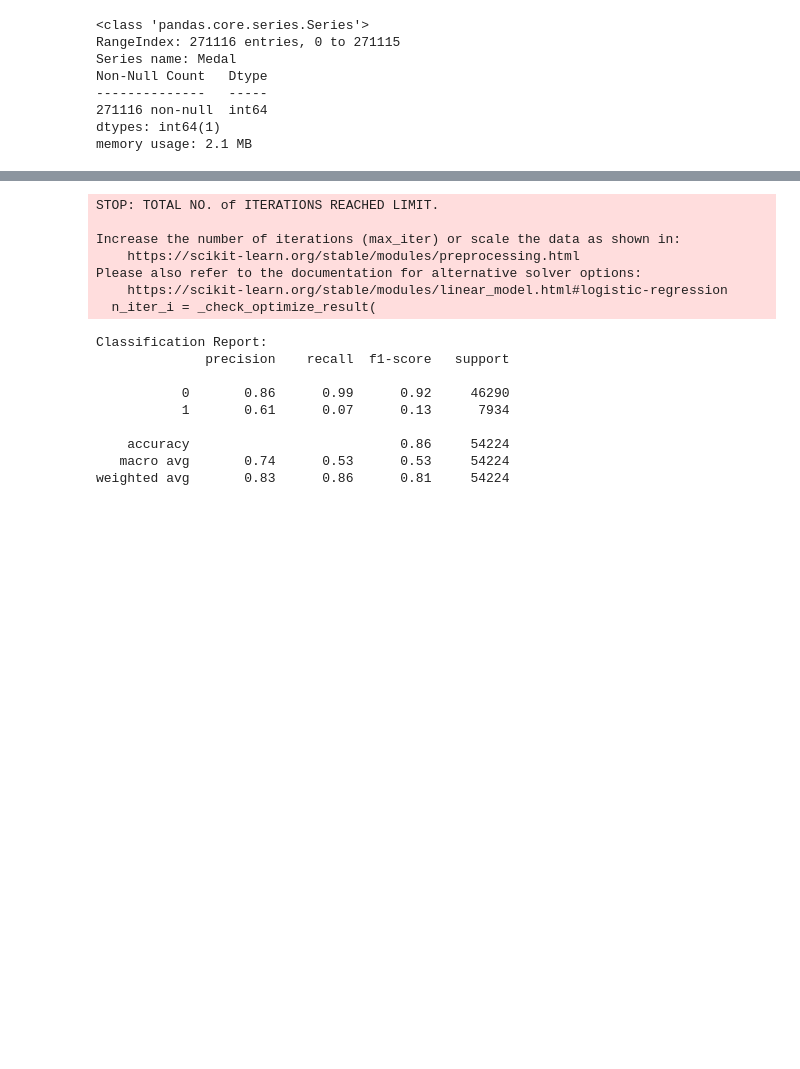
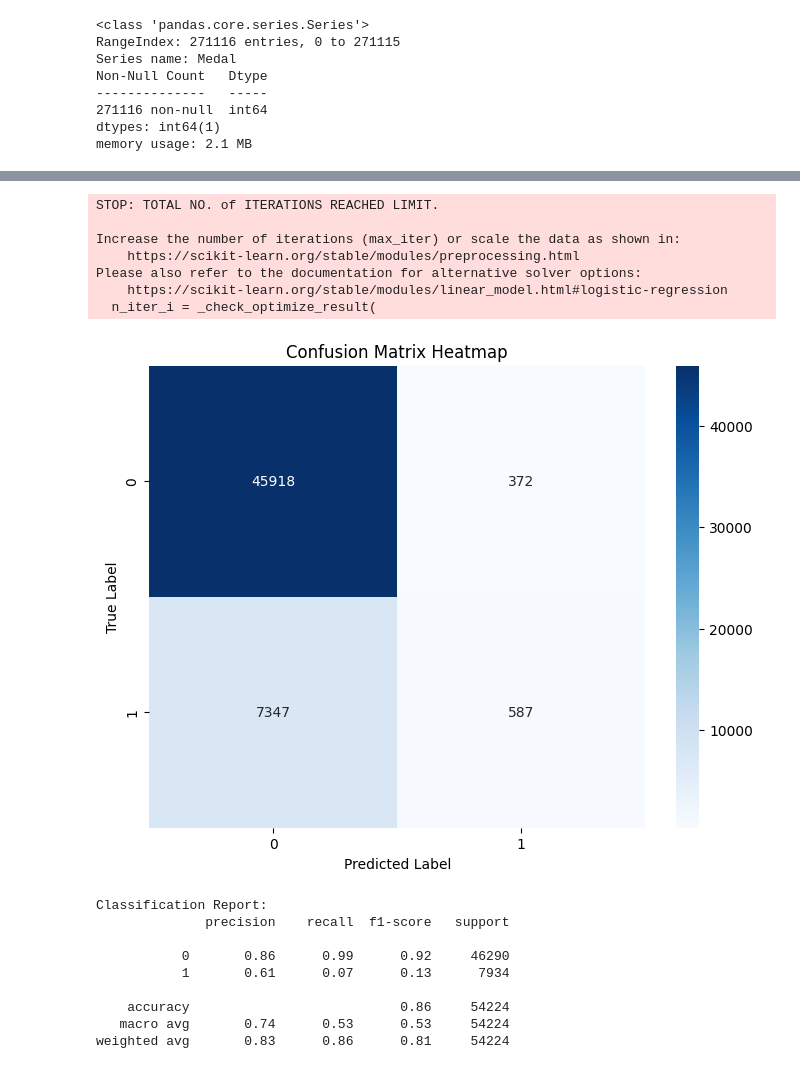
Before and after one commit to IanPerigoVianna/olimpcs, a Jupyter notebook: olympics.ipynb, the cells around one changed output, grey strips where cells are left out. Cells and saved outputs as stored; diff of their text form; code cells hidden in the pictures; blank space fills up the shorter version.

```diff
--- a/olympics.ipynb
+++ b/olympics.ipynb
@@ -428,31 +457,40 @@ F1 Score:  0.9096865914667304
 # %%
 from sklearn.metrics import classification_report
 from sklearn.model_selection import train_test_split
 from sklearn.linear_model import LogisticRegression
 
 
 model = LogisticRegression()
 X_train, X_test, y_train, y_test = train_test_split(X, y, test_size=0.2, random_state=42)
 model.fit(X_train, y_train)
 pred = model.predict(X_test)
 
 
 target_names = sorted(set(y_test.values))
 
+# Generate and print the confusion matrix
+conf_matrix = confusion_matrix(y_test.values, pred, labels=target_names)
 
+# Create a heatmap using seaborn
+plt.figure(figsize=(8, 6))
+sns.heatmap(conf_matrix, annot=True, fmt="d", cmap="Blues", xticklabels=target_names, yticklabels=target_names)
+plt.title("Confusion Matrix Heatmap")
+plt.xlabel("Predicted Label")
+plt.ylabel("True Label")
+plt.show()
+# Generate and print the classification report
 report = classification_report(y_test.values, pred, labels=target_names)
-
-
 print("Classification Report:")
 print(report)
 # %% [output]
 STOP: TOTAL NO. of ITERATIONS REACHED LIMIT.
 
 Increase the number of iterations (max_iter) or scale the data as shown in:
     https://scikit-learn.org/stable/modules/preprocessing.html
 Please also refer to the documentation for alternative solver options:
     https://scikit-learn.org/stable/modules/linear_model.html#logistic-regression
   n_iter_i = _check_optimize_result(
+[figure, added]
 Classification Report:
               precision    recall  f1-score   support
 
```
Also changed, not shown: parts of 21 cells of this notebook.
